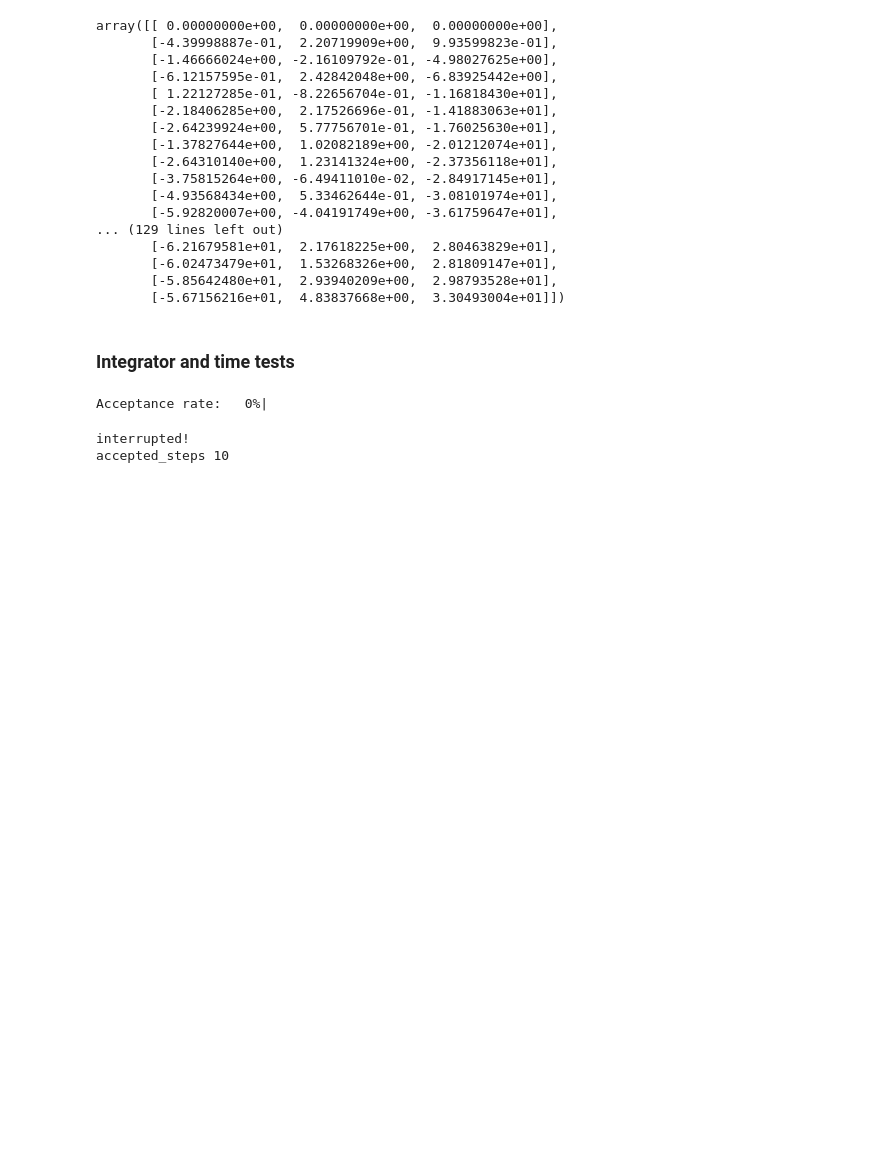
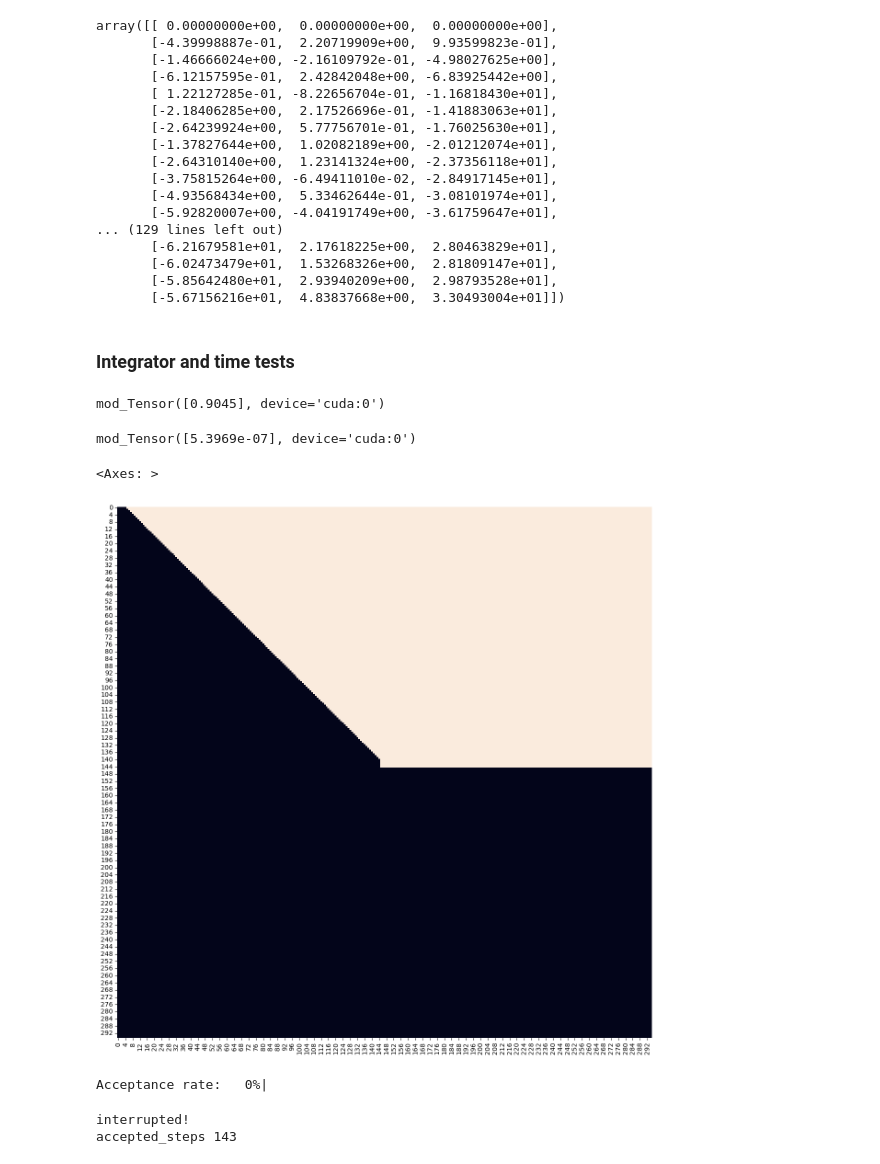
Before and after one commit to intbio/PyNAMod, a Jupyter notebook: tests.ipynb, the cells around one changed output. Cells and saved outputs as stored; diff of their text form; code cells hidden in the pictures; blank space fills up the shorter version.

```diff
--- a/tests.ipynb
+++ b/tests.ipynb
@@ -38,2 +36,2 @@ NGLWidget(max_frame=152)
 # %%
-nucl = pynamod.CG_Structure(mdaUniverse=u)
+nucl = pynamod.CG_Structure(pdb_id='3lz0')
@@ -467,0 +476,11 @@ en.set_energy_matrices(dna_gen)
+# %%
+en = pynamod.Energy()
+en.set_energy_matrices(nucl)
+# %%
+en.get_full_energy(intg.all_coords,dna_gen)
+# %% [output]
+mod_Tensor([0.9045], device='cuda:0')
+# %%
+en._get_real_space_total_energy(intg.all_coords)
+# %% [output]
+mod_Tensor([5.3969e-07], device='cuda:0')
@@ -468,8 +491,14 @@ en.set_energy_matrices(dna_gen)
+# %%
+fig, ax = plt.subplots(figsize=(15,15))
+sns.heatmap(en.dist_mat_slice,ax=ax,cbar =False)
+# %% [output]
+<Axes: >
+[figure, added]
 # %%
 intg = pynamod.Iterator(dna_gen,en)
-# %%
-intg.run(torch.ones(145,dtype=int),target_accepted_steps=1000)
-# %% [output]
-Acceptance rate:   0%|
-interrupted!
-accepted_steps 10
+# %%
+intg.run(torch.ones(145,dtype=int),target_accepted_steps=1000,max_steps=10000,device='cuda')
+# %% [output]
+Acceptance rate:   0%|
+interrupted!
+accepted_steps 143
```
Also changed, not shown: parts of 49 cells of this notebook, 12 other files.
